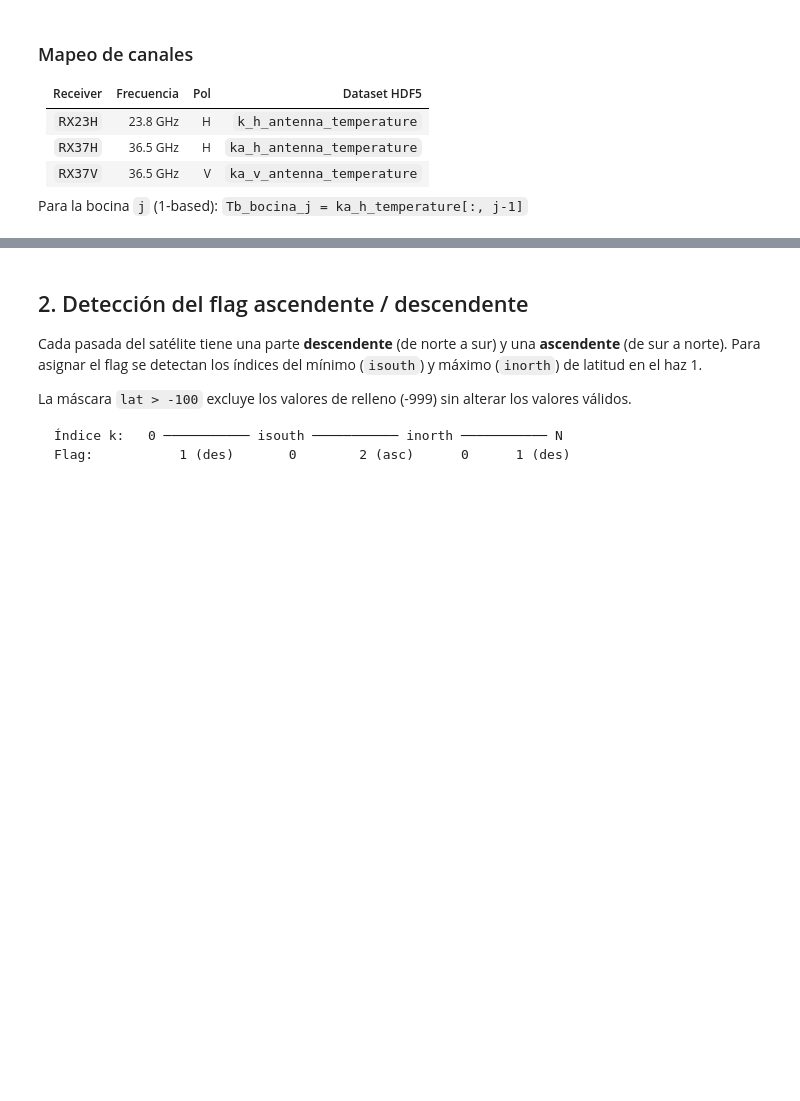
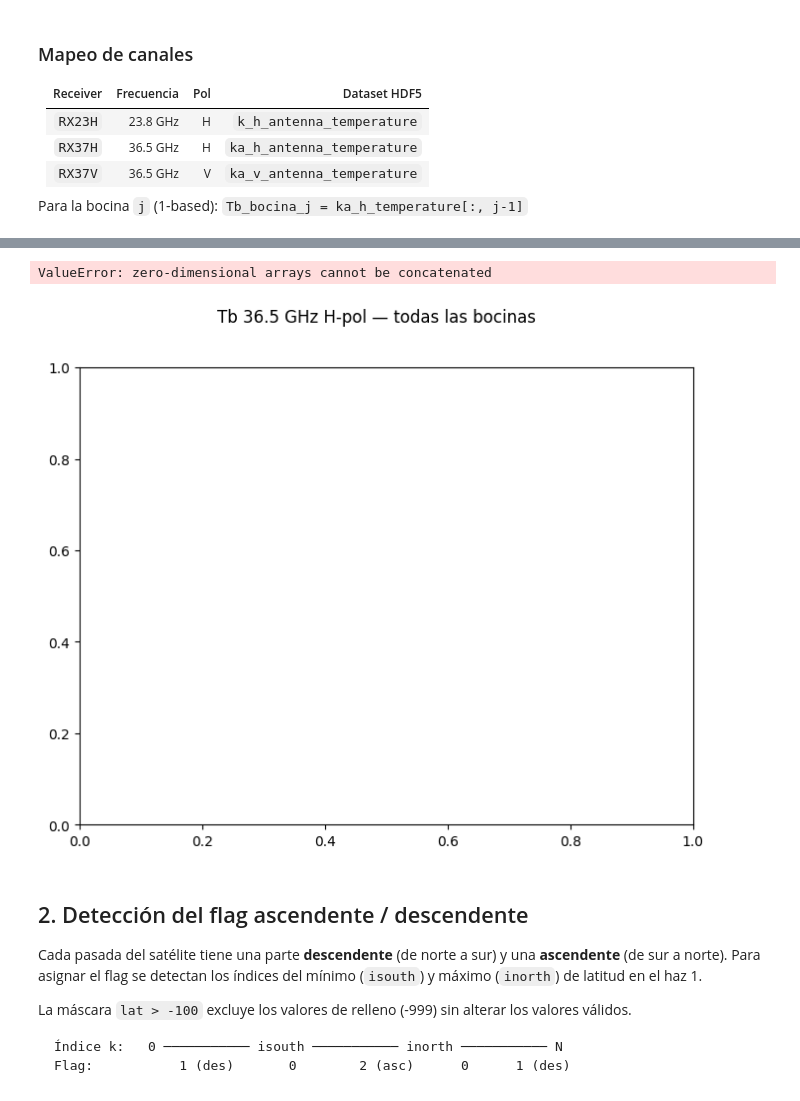
Before and after one commit to sebaheredia-unc/M5-P4-Exc, a Jupyter notebook: Scripts/Python/TP4_MwrIcePipeline.ipynb, the cells around one changed output, grey strips where cells are left out. Cells and saved outputs as stored; diff of their text form; code cells hidden in the pictures; blank space fills up the shorter version.

```diff
--- a/Scripts/Python/TP4_MwrIcePipeline.ipynb
+++ b/Scripts/Python/TP4_MwrIcePipeline.ipynb
@@ -291,24 +296,41 @@ NameError: name 'H5FILE' is not defined
 # %%
 # Visualizamos las Tb de las 8 bocinas del canal RX37H
 
 fig, ax = plt.subplots(figsize=(8, 6))
 fig.suptitle('Tb 36.5 GHz H-pol — todas las bocinas', fontsize=12)
 
+Tb_23 = data['RX23H'][f'B{1}']['Tb']
+n = Tb_23.shape[0]
 # Concatenar los datos de las 8 bocinas
+tb_all = {}
+lat_23 = {}
+lon_23 = {}
+for i in range(1, 9):
+    tb_23haux=data['RX23H'][f'B{i}']['Tb']
+    lat_23haux=data['RX23H'][f'B{i}']['Lat']
+    lon_23haux=data['RX23H'][f'B{i}']['Lon']
+
+    lat_23 = np.concatenate((lat_23, lat_23haux))
+    lon_23 = np.concatenate((lon_23, lon_23haux))
+    tb_all = np.concatenate((tb_23, tb_23haux))
+
 
 # Filtrado
 valid = tb_all > 0
 
 # Scatter único
-sc = ax.scatter()
+sc = ax.scatter(lat_23, lon_23, c=tb_all, cmap='viridis')
 
 ax.set_title('Todas las bocinas')
 ax.set_xlabel('Lon')
 ax.set_ylabel('Lat')
 
 fig.colorbar(sc, ax=ax, label='Tb [K]')
 
 plt.show()
+# %% [output]
+ValueError: zero-dimensional arrays cannot be concatenated
+[figure, added]
 # %% [markdown]
 ## 2. Detección del flag ascendente / descendente
 
```
Also changed, not shown: parts of 1 cell of this notebook.
